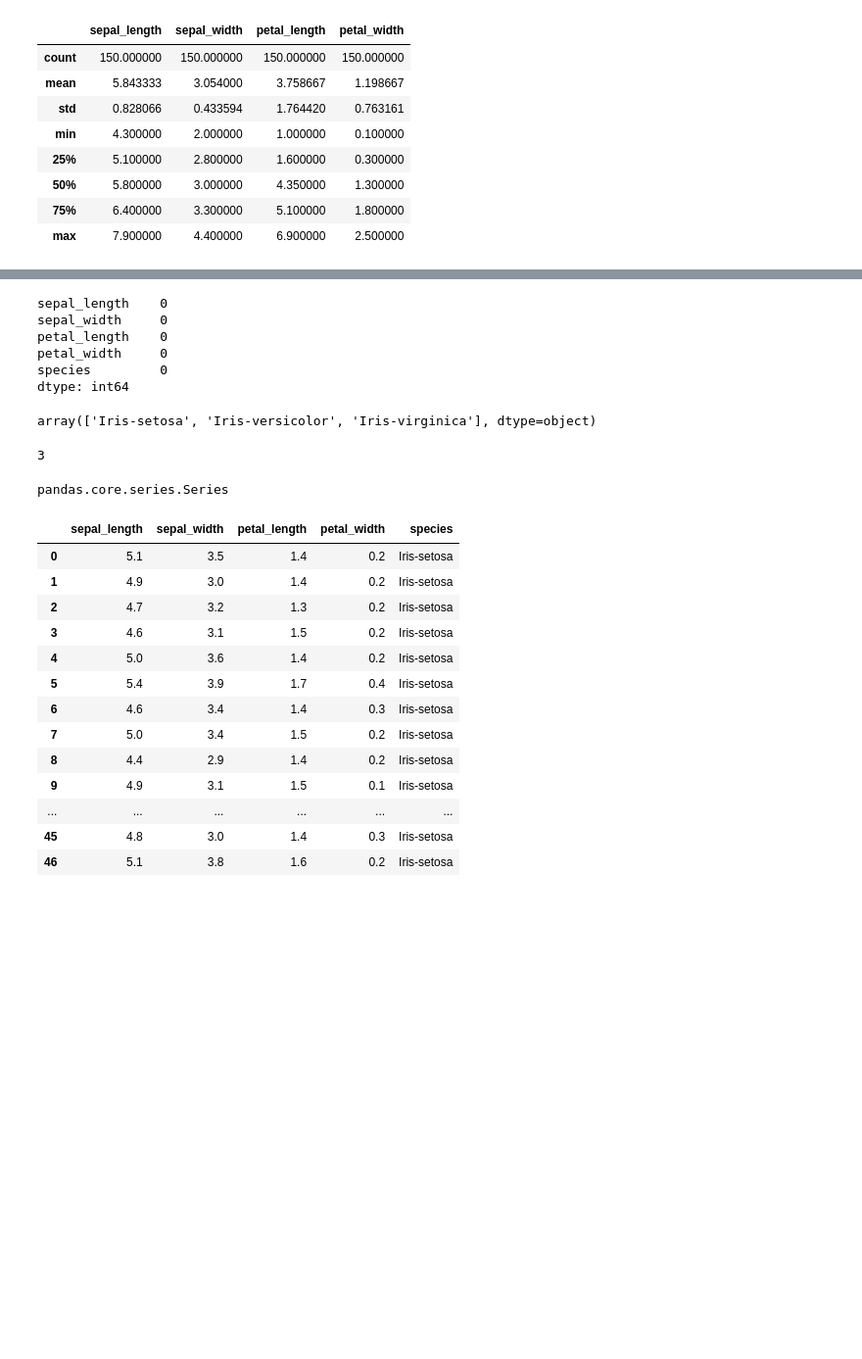
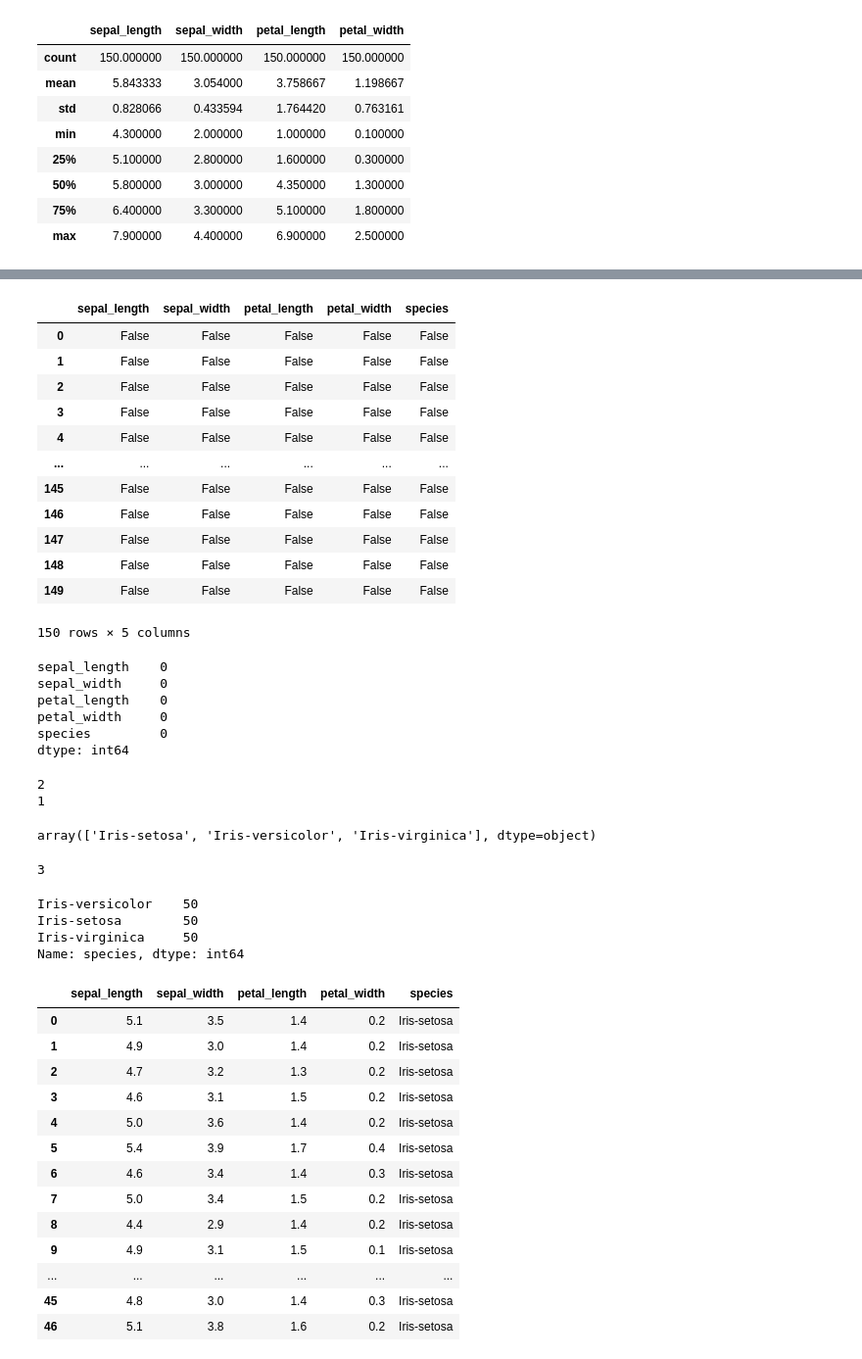
Before and after one commit to ARYAN-GULATI/Python_Master, a Jupyter notebook: PYTHON_BASICS/Pandas.ipynb, the cells around one changed output, grey strips where cells are left out. Shown: that part at 98% size. Saved outputs shown, nothing was run; the diff lists cells and outputs as text; code cells hidden in the pictures; blank space fills up the shorter version.

Commit message:
added pandas

```diff
--- a/PYTHON_BASICS/Pandas.ipynb
+++ b/PYTHON_BASICS/Pandas.ipynb
@@ -194,22 +274,54 @@ df.drop(columns=["total value"],inplace=True)
-# %%
-df.isna().sum()
-# %% [output]
-sepal_length    0
-sepal_width     0
-petal_length    0
-petal_width     0
-species         0
-dtype: int64
+# %%
+#if their is  any nullor Nan val-Not a number
+#it give True or False
+df.isna()
+# %% [output]
+|  | sepal_length | sepal_width | petal_length | petal_width | species |
+| 0 | False | False | False | False | False |
+| 1 | False | False | False | False | False |
+| 2 | False | False | False | False | False |
+| 3 | False | False | False | False | False |
+| 4 | False | False | False | False | False |
+| ... | ... | ... | ... | ... | ... |
+| 145 | False | False | False | False | False |
+| 146 | False | False | False | False | False |
+| 147 | False | False | False | False | False |
+| 148 | False | False | False | False | False |
+| 149 | False | False | False | False | False |
+150 rows × 5 columns
+# %%
+df.isna().sum() #total Nan values
+#idea is to fill the nan values
+# %% [output]
+sepal_length    0
+sepal_width     0
+petal_length    0
+petal_width     0
+species         0
+dtype: int64
+# %%
+print(True+True) #True=1 ,False=0
+print(False+True+False)
+# %% [output]
+2
+1
+# %%
+df["species"].unique()
+#Total number of unique elements
+# %% [output]
+array(['Iris-setosa', 'Iris-versicolor', 'Iris-virginica'], dtype=object)
 # %%
-df["species"].unique()
+df["species"].nunique()
+#no of unique
 # %% [output]
-array(['Iris-setosa', 'Iris-versicolor', 'Iris-virginica'], dtype=object)
+3
-# %%
-df["species"].nunique()
-# %% [output]
-3
-# %%
-df["species"].value_counts()
-# %% [output]
-pandas.core.series.Series
+# %%
+df["species"].value_counts()
+#telling quantity of differnt things
+#and this is highly balanced dataset
+# %% [output]
+Iris-versicolor    50
+Iris-setosa        50
+Iris-virginica     50
+Name: species, dtype: int64
 # %%
```
Also changed, not shown: parts of 50 cells of this notebook.
